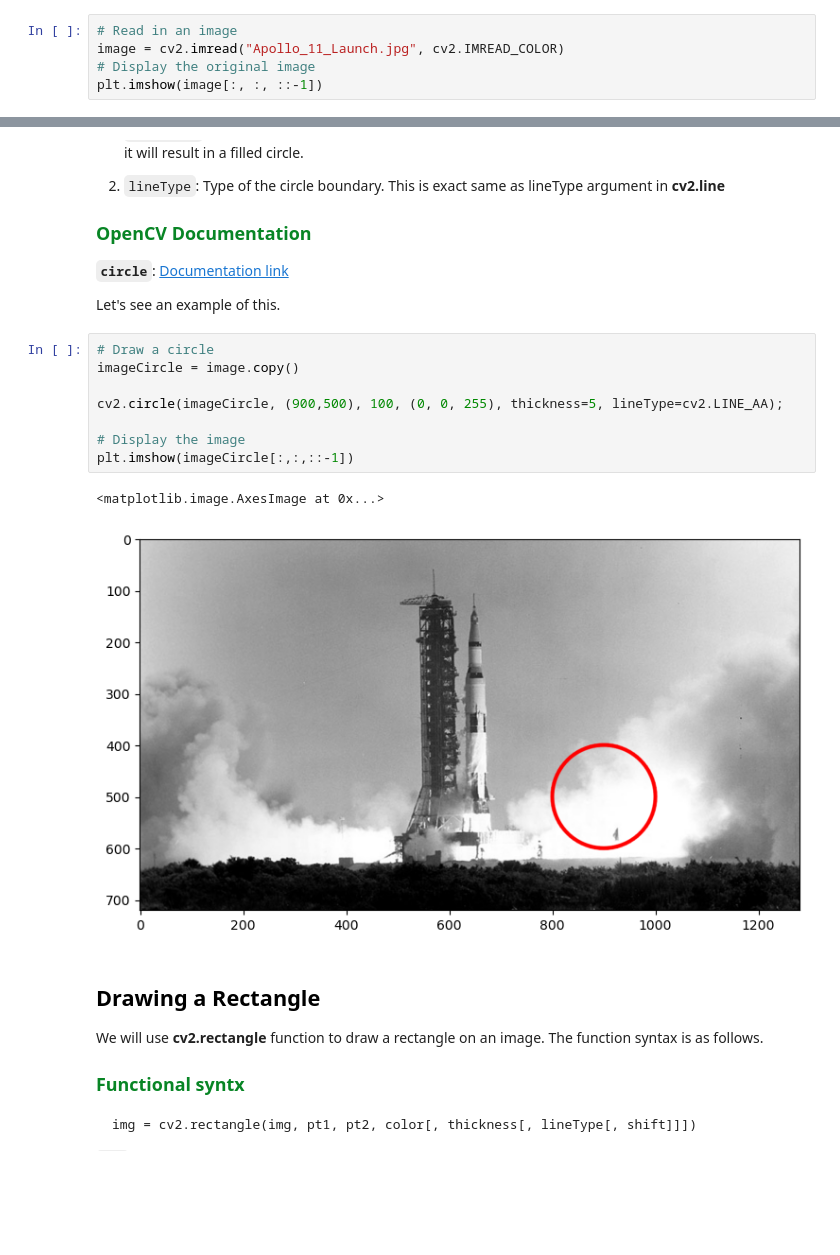
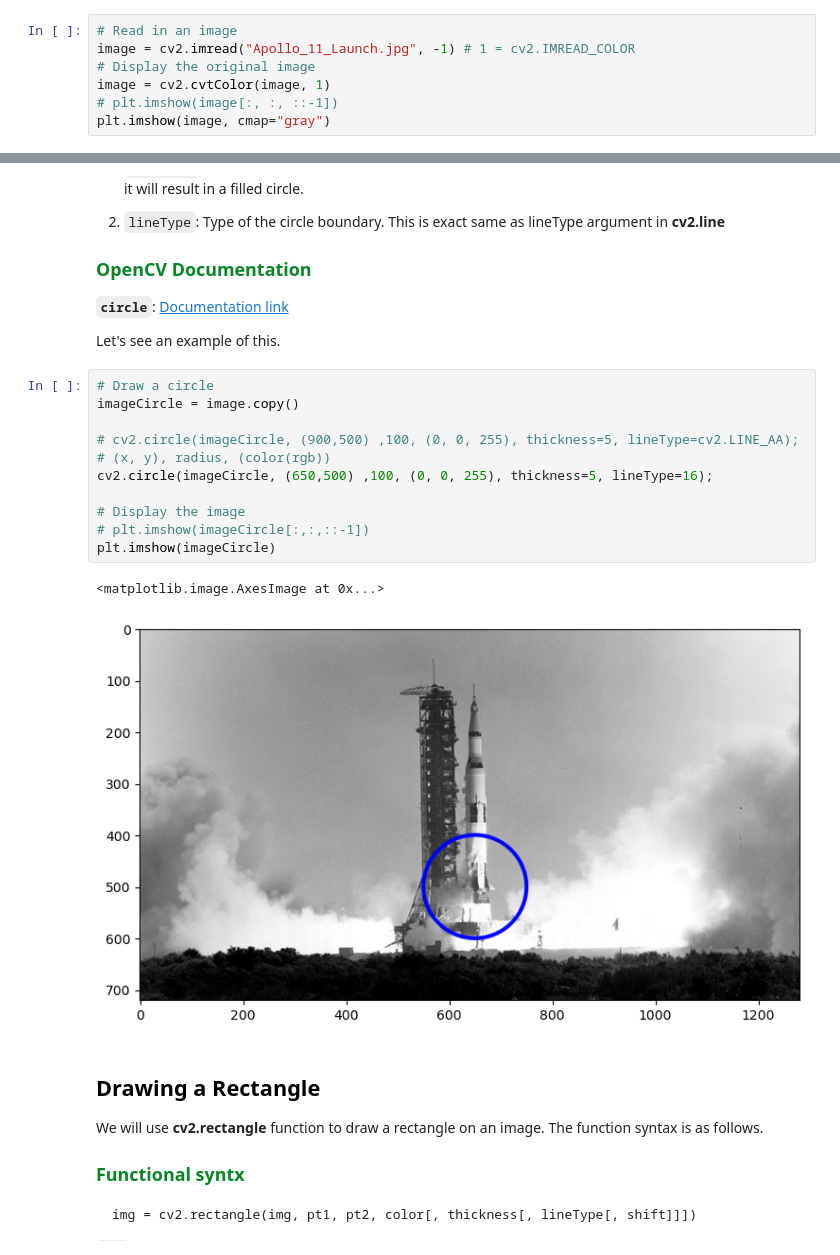
Before and after one commit to antoineGoethuys/ia-for-robotics, a Jupyter notebook: 03_Annotating_Images.ipynb, the cells around one changed output, grey strips where cells are left out. Drawn from its saved outputs; the diff is of its cells as text; blank space fills up the shorter version.

```diff
--- a/03_Annotating_Images.ipynb
+++ b/03_Annotating_Images.ipynb
@@ -53,8 +55,10 @@ if not os.path.exists(asset_zip_path):
 # %%
 # Read in an image
-image = cv2.imread("Apollo_11_Launch.jpg", cv2.IMREAD_COLOR)
+image = cv2.imread("Apollo_11_Launch.jpg", -1) # 1 = cv2.IMREAD_COLOR
 # Display the original image
-plt.imshow(image[:, :, ::-1])
+image = cv2.cvtColor(image, 1)
+# plt.imshow(image[:, :, ::-1])
+plt.imshow(image, cmap="gray")
 # %% [output]
 <matplotlib.image.AxesImage at 0x...>
 [figure]
@@ -145,14 +152,17 @@ Let's see an example of this.
 # %%
 # Draw a circle
 imageCircle = image.copy()
 
-cv2.circle(imageCircle, (900,500), 100, (0, 0, 255), thickness=5, lineType=cv2.LINE_AA);
+# cv2.circle(imageCircle, (900,500) ,100, (0, 0, 255), thickness=5, lineType=cv2.LINE_AA);
+# (x, y), radius, (color(rgb))
+cv2.circle(imageCircle, (650,500) ,100, (0, 0, 255), thickness=5, lineType=16);
 
 # Display the image
-plt.imshow(imageCircle[:,:,::-1])
+# plt.imshow(imageCircle[:,:,::-1])
+plt.imshow(imageCircle)
 # %% [output]
 <matplotlib.image.AxesImage at 0x...>
-[figure, old version]
+[figure, new version]
 # %% [markdown]
 ## <font style="color:black">Drawing a Rectangle</font>
 
```
Also changed, not shown: parts of 4 cells of this notebook, 25 other files.
